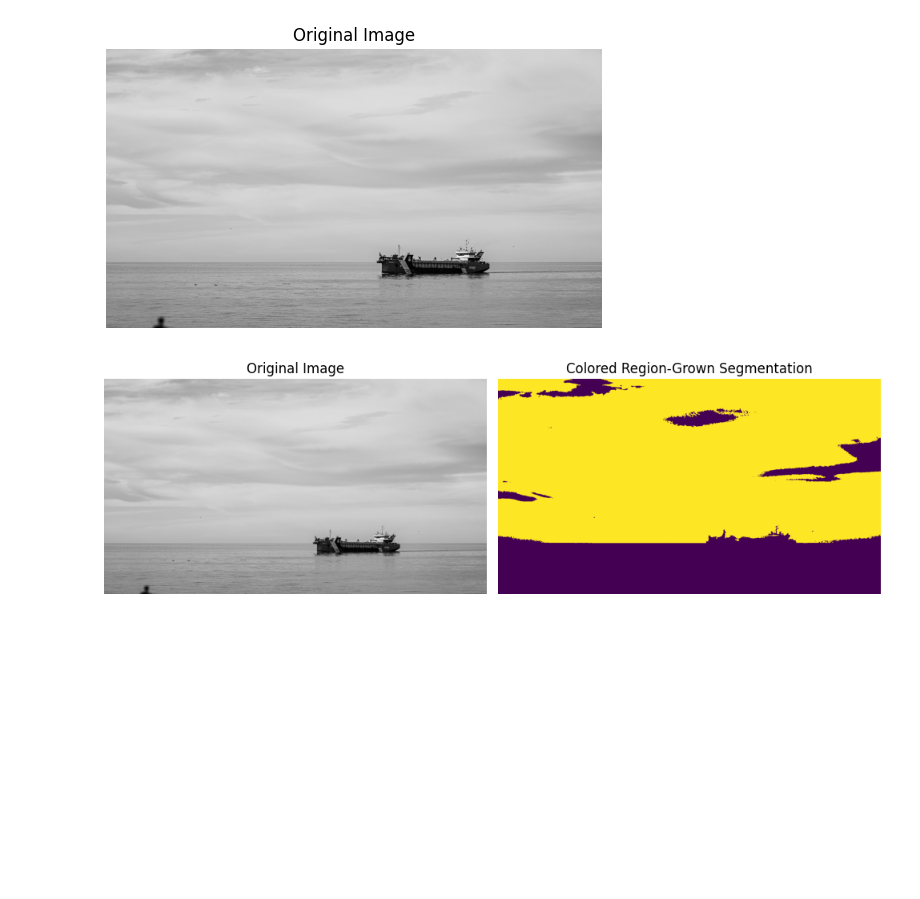
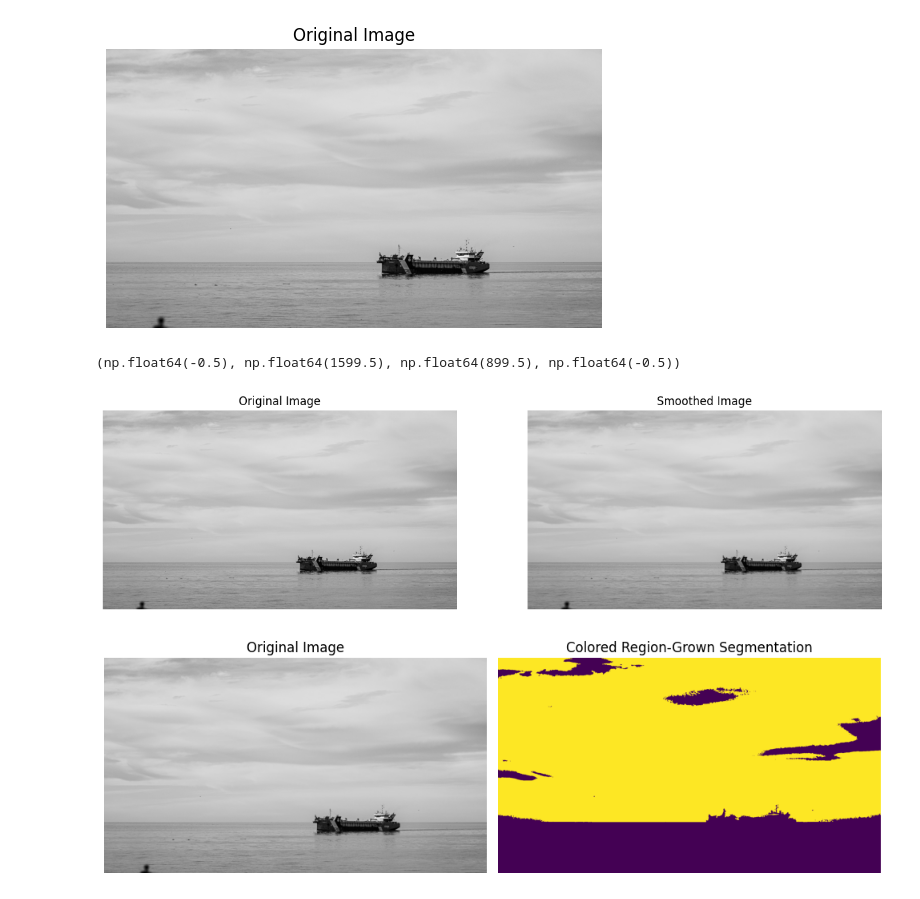
Before and after one commit to Sahaswari/EC7212---Computer-Vision-and-Image-Processing----Take-Home-Assignment-2, a Jupyter notebook: 02_region_growing_method.ipynb, the cells around one changed output. Cells and saved outputs as stored; diff of their text form; code cells hidden in the pictures; blank space fills up the shorter version.

```diff
--- a/02_region_growing_method.ipynb
+++ b/02_region_growing_method.ipynb
@@ -55,7 +53,14 @@ plt.axis('off')
 # %%
 # Preprocessing (blur)
 smoothed_image = gaussian(org_image, sigma=1, channel_axis=-1)
 smoothed_image = img_as_ubyte(smoothed_image)
+
+plt.figure(figsize=(15, 10))
+plt.subplot(1, 2, 1);plt.title("Original Image");plt.imshow(org_image);plt.axis('off')
+plt.subplot(1, 2, 2);plt.title("Smoothed Image");plt.imshow(smoothed_image);plt.axis('off')
+# %% [output]
+(np.float64(-0.5), np.float64(1599.5), np.float64(899.5), np.float64(-0.5))
+[figure, added]
 # %%
 # Get multiple seed points
 gray = cv2.cvtColor(smoothed_image, cv2.COLOR_BGR2GRAY)
```
Also changed, not shown: parts of 3 cells of this notebook, 1 other file.
